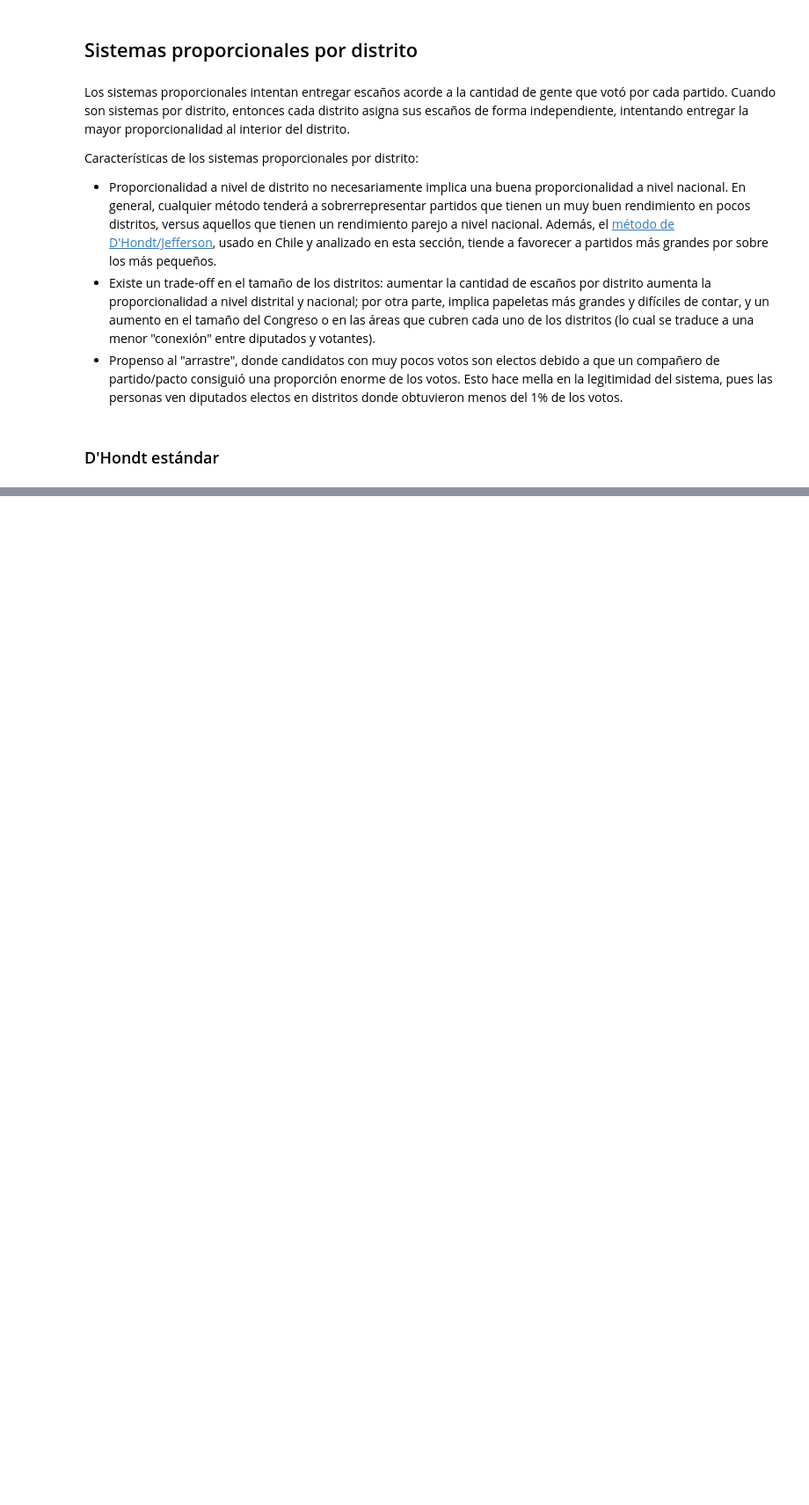
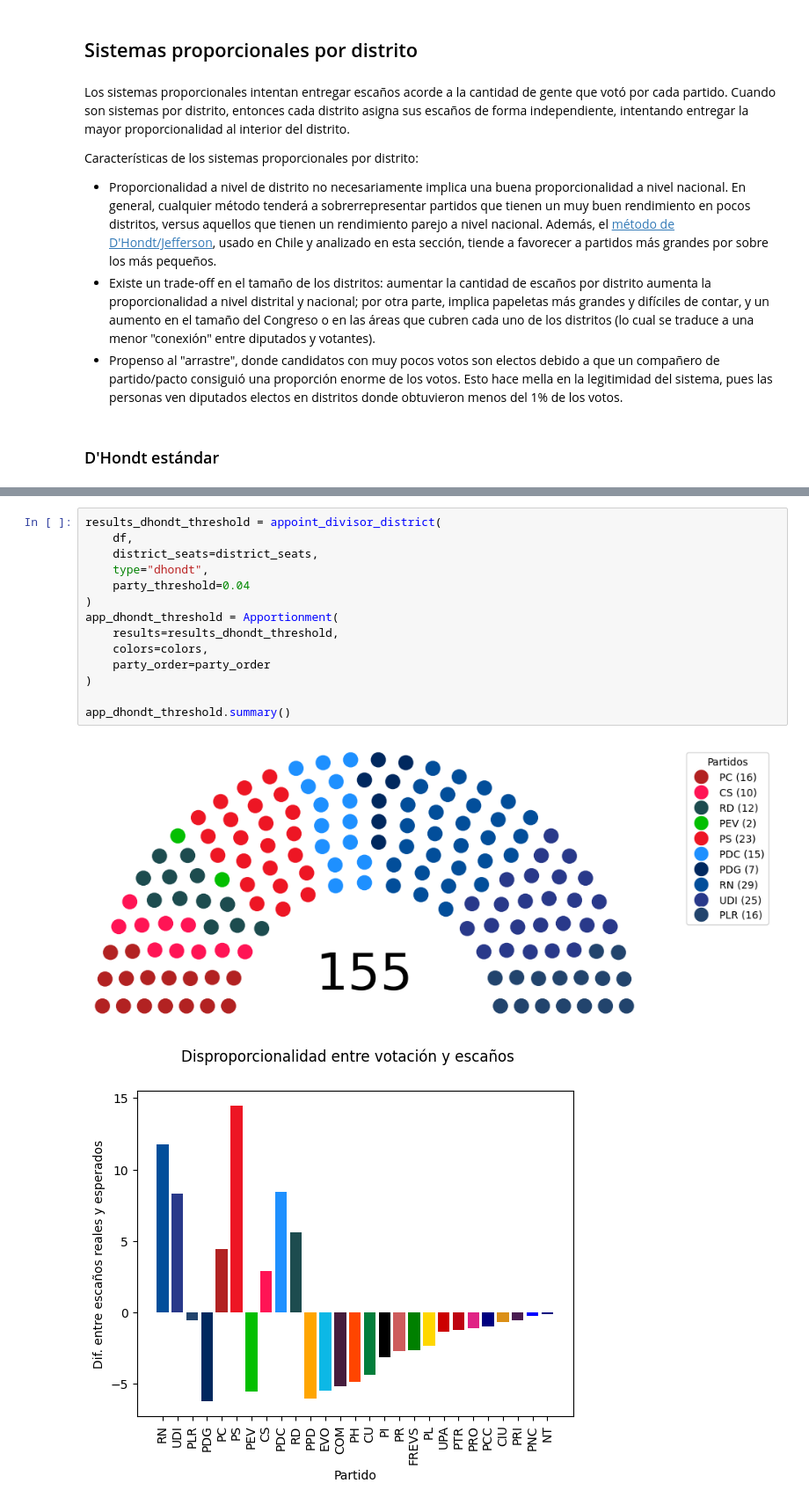
Before and after one commit to claugaete/sistemas-electorales, a Jupyter notebook: informe.ipynb, the cells around one changed output, grey strips where cells are left out. Shown at 88% size. Saved outputs shown, nothing was run; the diff lists cells and outputs as text; blank space fills up the shorter version.

```diff
--- a/informe.ipynb
+++ b/informe.ipynb
@@ -247,0 +291,17 @@ Candidatos con más votos que no fueron electos:
+# %%
+results_dhondt_threshold = appoint_divisor_district(
+    df,
+    district_seats=district_seats,
+    type="dhondt",
+    party_threshold=0.04
+)
+app_dhondt_threshold = Apportionment(
+    results=results_dhondt_threshold,
+    colors=colors,
+    party_order=party_order
+)
+
+app_dhondt_threshold.summary()
+# %% [output]
+[figure, added]
+[figure, added]
```
Also changed, not shown: parts of 6 cells of this notebook, 1 other file.
